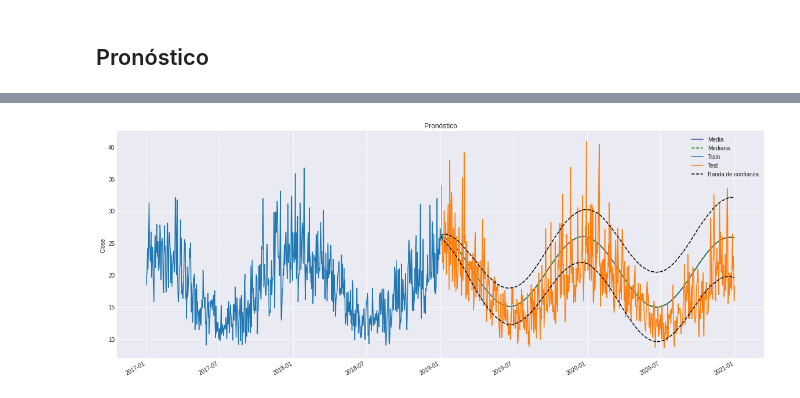
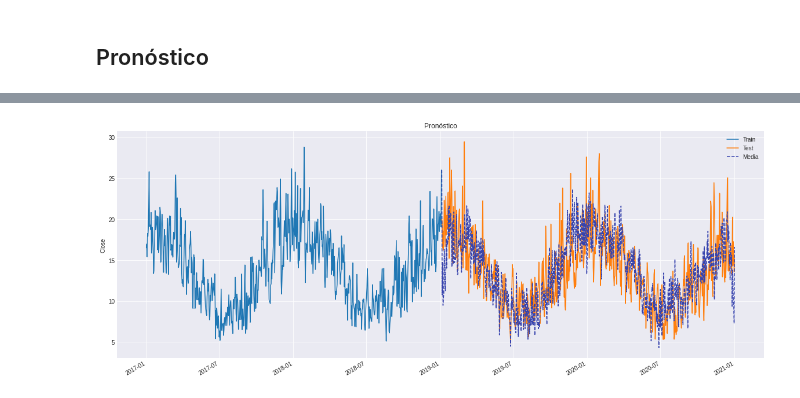
Before and after one commit to scardenol/proc_est2, a Jupyter notebook: P3.ipynb, the cells around one changed output, grey strips where cells are left out. Saved outputs shown, nothing was run; the diff lists cells and outputs as text; code cells hidden in the pictures.

```diff
--- a/P3.ipynb
+++ b/P3.ipynb
@@ -188,20 +161,0 @@ donde la idea es implementar mínimos cuadrados para encontrar el vector de par
-# %%
-omg = 2*np.pi/365
-
-def Yt(t, a1, a2, a3, a4):
-  model = a1 + a2*t + a3*np.sin(omg*t) + a4*np.cos(omg*t)
-  return model
-
-T = np.linspace(0, len(train), num = len(train)) # Intervalo equiespaciado de tiempo
-
-a1, a2, a3, a4 = curve_fit(Yt, T, train.values)[0] # Mínimos cuadrados
-
-A_hat = a1
-B_hat = a2
-C_hat = np.sqrt(a3**2 + a4**2)
-phi_hat = abs(np.arctan(a4/a3) - np.pi)
-
-display(Math(r'\hat{A} = ' + str(round(A_hat, 2))))
-display(Math(r'\hat{B} = ' + '{:0.2e}'.format(B_hat)))
-display(Math(r'\hat{C} = ' + str(round(C_hat, 2))))
-display(Math(r'\hat{\varphi} = ' + str(round(phi_hat, 2))))
@@ -409,24 +345,26 @@ plt.ylabel('$T_t$', fontsize = 15);
 # %%
 # Visualizar
 
 fig1 = plt.figure(figsize=(20,8))
 
-X_hat = pd.DataFrame(X_hat)
-X_hat_mean = pd.Series(X_hat.mean(axis=0).values, index=test.index)
-X_hat_mean.plot(color='#3743ad');
-X_hat_median = pd.Series(X_hat.quantile(q=0.5, axis=0).values, index=test.index)
-X_hat_median.plot(style='--', color='green');
-
 train.plot()
 test.plot(title='Pronóstico');
 
-# Bandas de confianza
-X_hat_hi = pd.Series(X_hat.quantile(q=0.95, axis=0).values, index=test.index)
-X_hat_hi.plot(style='--', color='black');
-X_hat_lo = pd.Series(X_hat.quantile(q=0.05, axis=0).values, index=test.index)
-X_hat_lo.plot(style='--', color='black');
+X_hat = pd.DataFrame(X_hat)
+X_hat_mean = pd.Series(X_hat.mean(axis=0).values, index=test.index)
+# X_hat_mean.plot(color='#3743ad');
+X_hat_median = pd.Series(X_hat.quantile(q=0.5, axis=0).values, index=test.index)
+X_hat_median.plot(style='--', color='#3743ad');
+
+
+
+# Bandas de confianzas
+X_hat_hi = pd.Series(X_hat.quantile(q=0.55, axis=0).values, index=test.index)
+# X_hat_hi.plot(style='--', color='black');
+X_hat_lo = pd.Series(X_hat.quantile(q=0.45, axis=0).values, index=test.index)
+# X_hat_lo.plot(style='--', color='black');
 
 plt.ylabel('Close');
-plt.legend(['Media', 'Mediana', 'Train','Test', 'Banda de confianza']);
+plt.legend(['Train','Test', 'Media', 'Mediana']);
 # %% [output]
-[figure, old version]
+[figure, new version]
```
Also changed, not shown: parts of 25 cells of this notebook.
